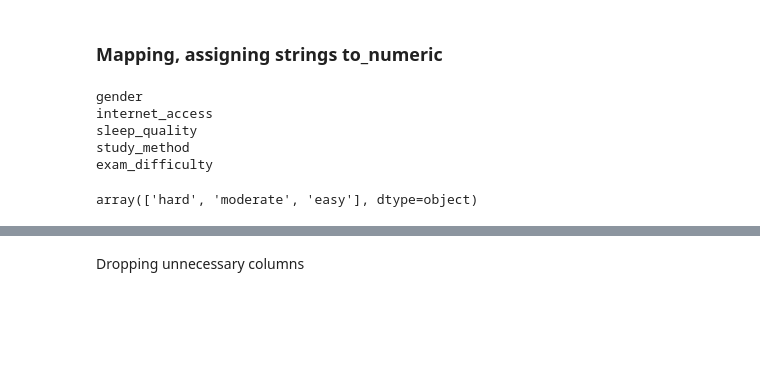
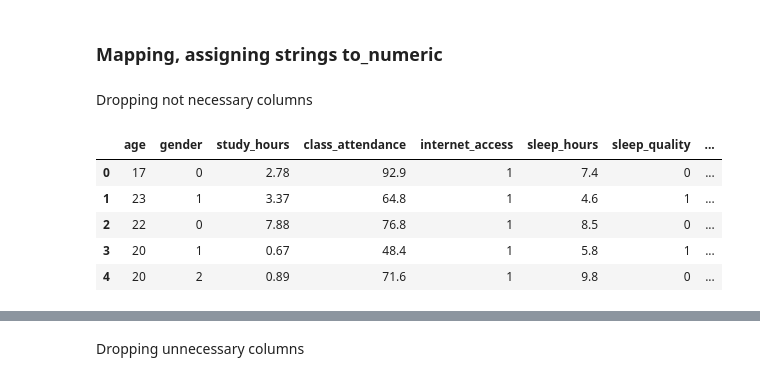
Before and after one commit to javokhircoding/ExamScorePrediction, a Jupyter notebook: src/main.ipynb, the cells around one changed output, grey strips where cells are left out. Cells and saved outputs as stored; diff of their text form; code cells hidden in the pictures; blank space fills up the shorter version.

```diff
--- a/src/main.ipynb
+++ b/src/main.ipynb
@@ -67,25 +67,5 @@ df_raw
 20000 rows × 13 columns
 # %% [markdown]
 ### Mapping, assigning strings to_numeric
-# %%
-print("gender")
-df_raw['gender'].unique()
-
-print("internet_access")
-df_raw['internet_access'].unique()
-
-print("sleep_quality")
-df_raw['sleep_quality'].unique()
-
-print("study_method")
-df_raw['study_method'].unique()
-
-print("exam_difficulty")
-df_raw['exam_difficulty'].unique()
-# %% [output]
-gender
-internet_access
-sleep_quality
-study_method
-exam_difficulty
-array(['hard', 'moderate', 'easy'], dtype=object)
+# %% [markdown]
+Dropping not necessary columns
@@ -108,3 +91,12 @@ df_raw['exam_difficulty'] =  df_raw['exam_difficulty'].map(mapping_exam_d)
+# %%
+df.head()
+# %% [output]
+|  | age | gender | study_hours | class_attendance | internet_access | sleep_hours | sleep_quality | ... |
+| 0 | 17 | 0 | 2.78 | 92.9 | 1 | 7.4 | 0 | ... |
+| 1 | 23 | 1 | 3.37 | 64.8 | 1 | 4.6 | 1 | ... |
+| 2 | 22 | 0 | 7.88 | 76.8 | 1 | 8.5 | 0 | ... |
+| 3 | 20 | 1 | 0.67 | 48.4 | 1 | 5.8 | 1 | ... |
+| 4 | 20 | 2 | 0.89 | 71.6 | 1 | 9.8 | 0 | ... |
 # %%
 df_raw.head()
 # %% [output]
```
Also changed, not shown: parts of 8 cells of this notebook.
